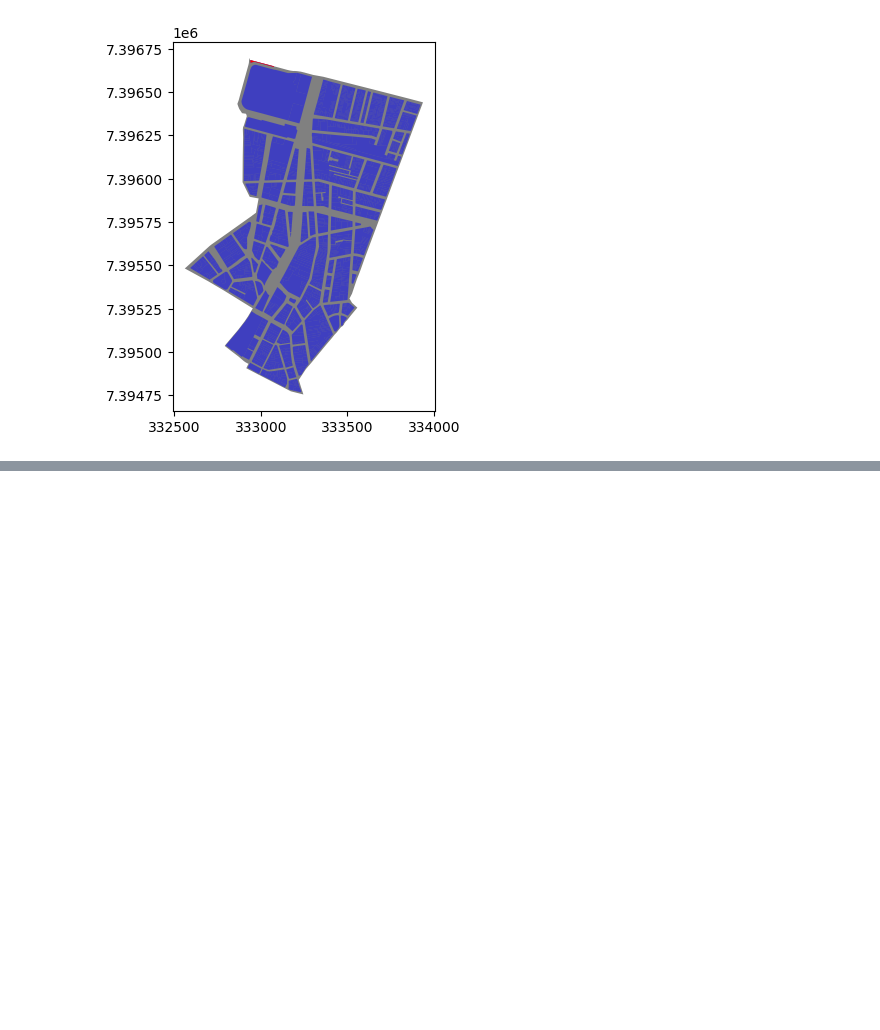
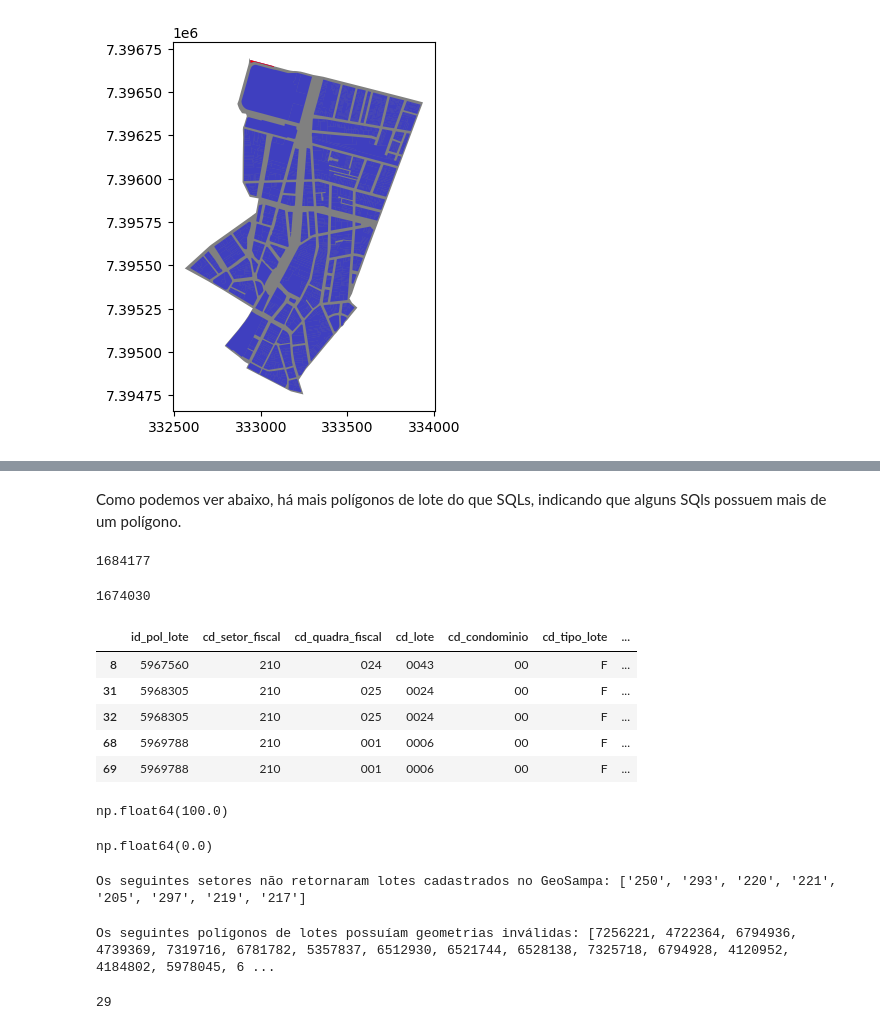
Before and after one commit to h-pgy/zoneamento_lotes_pmsp, a Jupyter notebook: 01_etl_geosampa.ipynb, the cells around one changed output, grey strips where cells are left out. Saved outputs shown, nothing was run; the diff lists cells and outputs as text; code cells hidden in the pictures; blank space fills up the shorter version.

```diff
--- a/analise.ipynb
+++ b/01_etl_geosampa.ipynb
@@ -342,3 +438,13 @@ Resultado final carregado do cache local.
+# %% [markdown]
+Como podemos ver abaixo, há mais polígonos de lote do que SQLs, indicando que alguns SQls possuem mais de um polígono.
+# %%
+df_final['id_pol_lote'].nunique()
+# %% [output]
+1684177
+# %%
+df_final['sql'].nunique()
+# %% [output]
+1674030
 # %%
 from utils.io.path import output_path
 from config import OUTPUT_DIR
@@ -347,3 +453,32 @@ if not os.path.exists(OUTPUT_DIR):
     os.mkdir(OUTPUT_DIR)
 
 df_final.to_parquet(output_path("df_final.parquet", "microdados_lotes_com_zoneamento"))
+# %%
+df_final[df_final['percentual_interseccao']<100].head()
+# %% [output]
+|  | id_pol_lote | cd_setor_fiscal | cd_quadra_fiscal | cd_lote | cd_condominio | cd_tipo_lote | ... |
+| 8 | 5967560 | 210 | 024 | 0043 | 00 | F | ... |
+| 31 | 5968305 | 210 | 025 | 0024 | 00 | F | ... |
+| 32 | 5968305 | 210 | 025 | 0024 | 00 | F | ... |
+| 68 | 5969788 | 210 | 001 | 0006 | 00 | F | ... |
+| 69 | 5969788 | 210 | 001 | 0006 | 00 | F | ... |
+# %%
+df_final['percentual_interseccao'].max()
+# %% [output]
+np.float64(100.0)
+# %%
+df_final['percentual_interseccao'].min()
+# %% [output]
+np.float64(0.0)
+# %%
+print(f'Os seguintes setores não retornaram lotes cadastrados no GeoSampa: {setores_sem_lotes}')
+# %% [output]
+Os seguintes setores não retornaram lotes cadastrados no GeoSampa: ['250', '293', '220', '221', '205', '297', '219', '217']
+# %%
+print(f'Os seguintes polígonos de lotes possuíam geometrias inválidas: {poligonos_lotes_geometrias_invalidas}')
+# %% [output]
+Os seguintes polígonos de lotes possuíam geometrias inválidas: [7256221, 4722364, 6794936, 4739369, 7319716, 6781782, 5357837, 6512930, 6521744, 6528138, 7325718, 6794928, 4120952, 4184802, 5978045, 6 ...
+# %%
+len(poligonos_lotes_geometrias_invalidas)
+# %% [output]
+29
```
Also changed, not shown: parts of 6 cells of this notebook, 21 other files.
